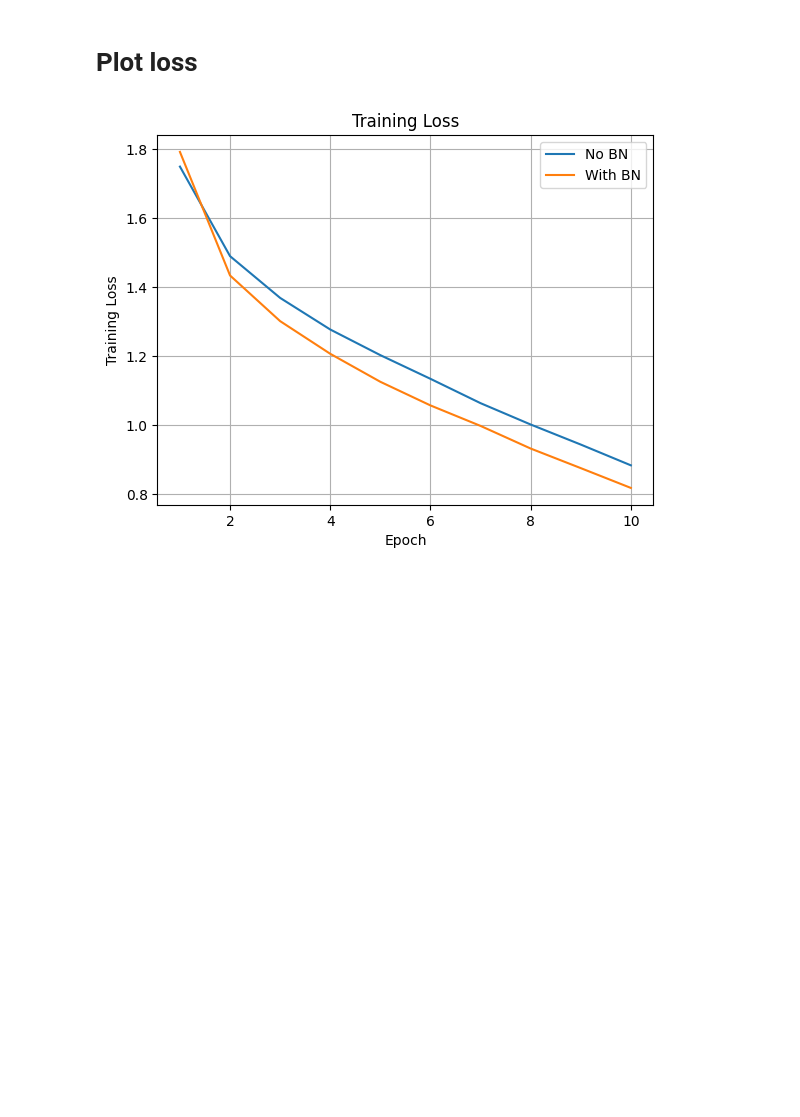
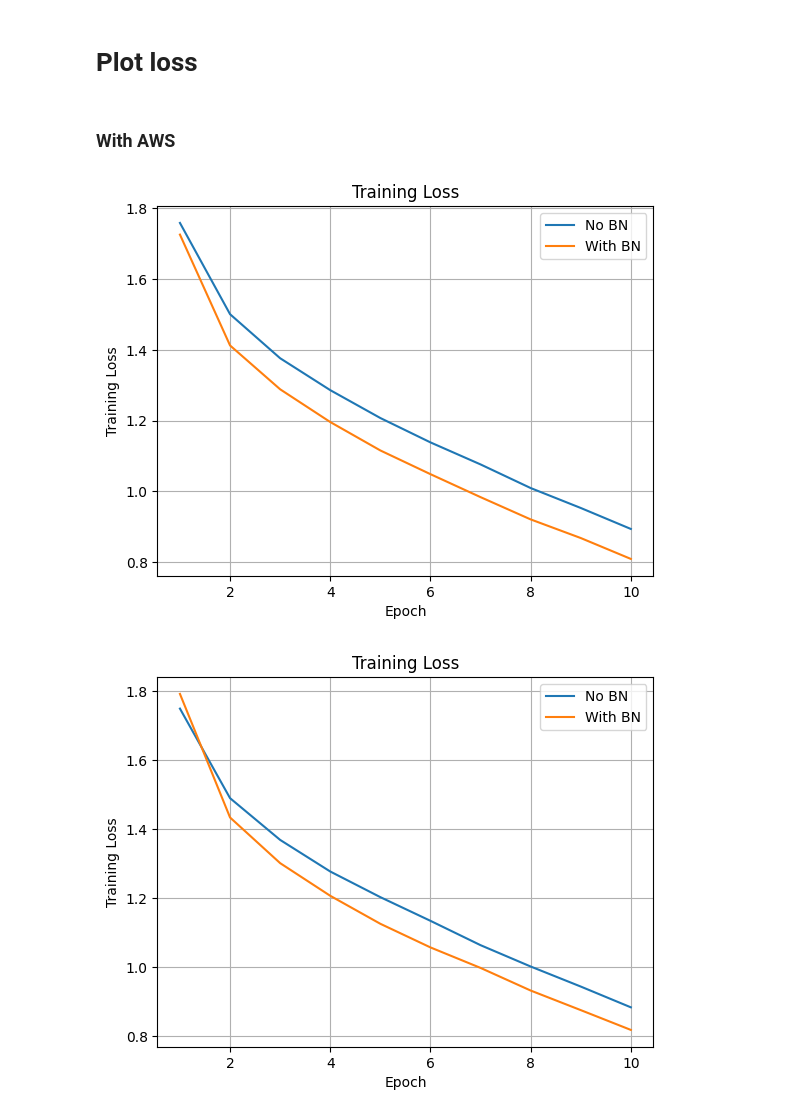
Before and after one commit to Sanjopp/MEP_2026_ALAMIDRIDEB_BOULIAIRE_KOUKA_SAMAMA, a Jupyter notebook: notebooks/experiment_cifar.ipynb, the cells around one changed output. Drawn from its saved outputs; the diff is of its cells as text; code cells hidden in the pictures; blank space fills up the shorter version.

Commit message:
test notebook with AWS

```diff
--- a/notebooks/experiment_cifar.ipynb
+++ b/notebooks/experiment_cifar.ipynb
@@ -49,5 +23,46 @@ for use_bn in [False, True]:
 # %% [markdown]
 # Plot loss
+# %%
+train_loader, test_loader = load_cifar10_from_s3()
+
+results = {}
+
+for use_bn in [False, True]:
+    name = "BN" if use_bn else "NoBN"
+    model = MLP(input_dim=3 * 32 * 32, hidden_dims=(512, 256, 128), use_bn=use_bn).to(DEVICE)
+    optimizer = torch.optim.SGD(model.parameters(), lr=LR)
+
+    results[name] = {
+        "loss": [],
+        "grad_norm": [],
+        "train_acc": [],
+        "test_acc": []
+    }
+
+    for epoch in trange(EPOCHS, desc=f"Epochs ({name})"):
+        loss, gnorm = train_epoch(model, train_loader, optimizer, DEVICE)
+        train_acc = evaluate(model, train_loader, DEVICE)
+        test_acc = evaluate(model, test_loader, DEVICE)
+
+        results[name]["loss"].append(loss)
+        results[name]["grad_norm"].append(gnorm)
+        results[name]["train_acc"].append(train_acc)
+        results[name]["test_acc"].append(test_acc)
+# %% [markdown]
+### With AWS
+# %%
+epochs = range(1, EPOCHS + 1)
+
+plt.plot(epochs, results["NoBN"]["loss"], label="No BN")
+plt.plot(epochs, results["BN"]["loss"], label="With BN")
+plt.xlabel("Epoch")
+plt.ylabel("Training Loss")
+plt.title("Training Loss")
+plt.legend()
+plt.grid()
+plt.show()
+# %% [output]
+[figure, added]
 # %%
 epochs = range(1, EPOCHS + 1)
 
```
Also changed, not shown: parts of 3 cells of this notebook.
